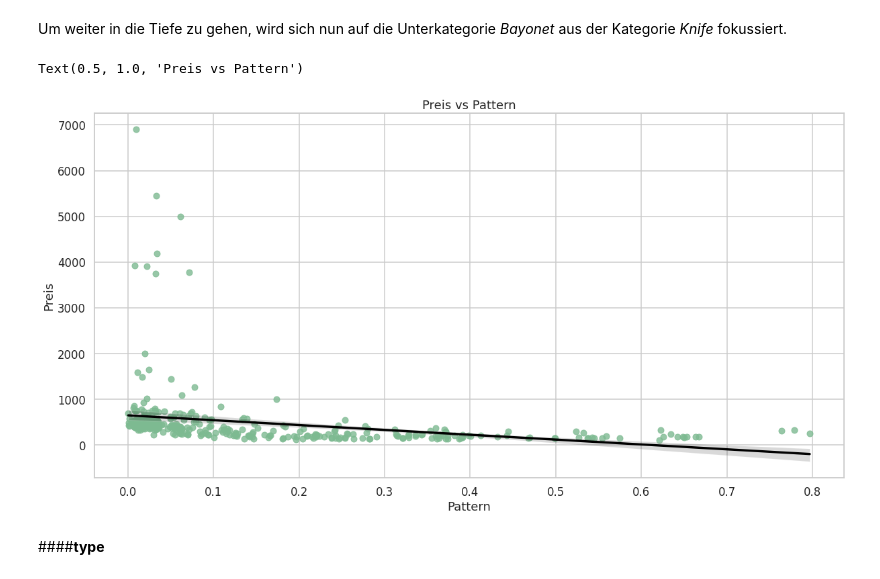
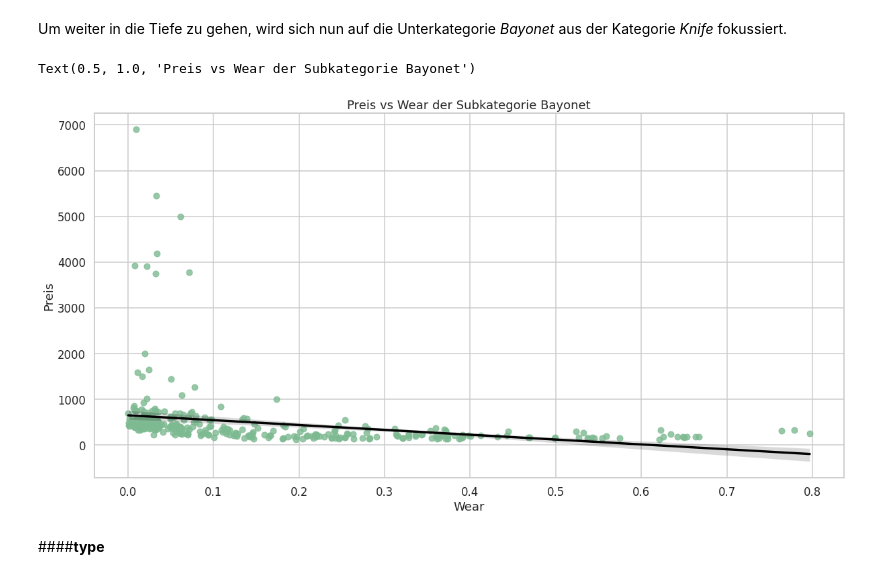
Before and after one commit to princessivy/Analyzing_CSGO_SkinPrices, a Jupyter notebook: CSGO_Analytics.ipynb, the cells around one changed output. Saved outputs shown, nothing was run; the diff lists cells and outputs as text; code cells hidden in the pictures.

Commit message:
added plots

```diff
--- a/CSGO_Analytics.ipynb
+++ b/CSGO_Analytics.ipynb
@@ -609,7 +586,7 @@ Name: salePrice, dtype: float64
 # %% [markdown]
 Color hat 4 Ausprägungen. Zu sehen ist, dass *color #8650AC* nur für Gloves und Knives vertreten ist. Die restlichen 3 Ausprägungen von *color* erstrecken sich über die restlichen Kategorien. Entsprechend ist dieses Feature für weitere Analysen auszuschließen, da dieses Feature eher keinen Erklärungsgehalt bereitstellt. Sollte es sich bei diesem Feature um die Rarity-Colors handeln (Annahme), wäre dieses Feature zudem redundant (und hätte eine Rarity-Color zu wenig).
 # %%
-data = data.drop('color', 1)
+data = data.drop('color', axis = 1)
 # %% [markdown]
 ####**lock**
 Folgende Aggregation zeigt, dass Skins, die direkt verfügbar sind (lock = 0), im Median teurer sind als Skins, auf die gewartet werden muss nach Kauf (lock = 1). Diese Aggregation basiert auf der Kategorie *Knive*, um einen besseren Überblick zu erhalten:
@@ -889,12 +859,12 @@ Um weiter in die Tiefe zu gehen, wird sich nun auf die Unterkategorie *Bayonet*
 # %%
 bayonet = data_knives[data_knives['subCategory']=='Bayonet']
 sns.regplot(data = bayonet, x='wear', y='salePrice', line_kws={"color": "black"})#, hue = 'category')
-plt.xlabel("Pattern")
+plt.xlabel("Wear")
 plt.ylabel("Preis")
-plt.title("Preis vs Pattern")
+plt.title("Preis vs Wear der Subkategorie Bayonet")
 # %% [output]
-Text(0.5, 1.0, 'Preis vs Pattern')
+Text(0.5, 1.0, 'Preis vs Wear der Subkategorie Bayonet')
-[figure, old version]
+[figure, new version]
 # %% [markdown]
 ####**type**
 # %% [markdown]
```
Also changed, not shown: parts of 48 cells of this notebook.
